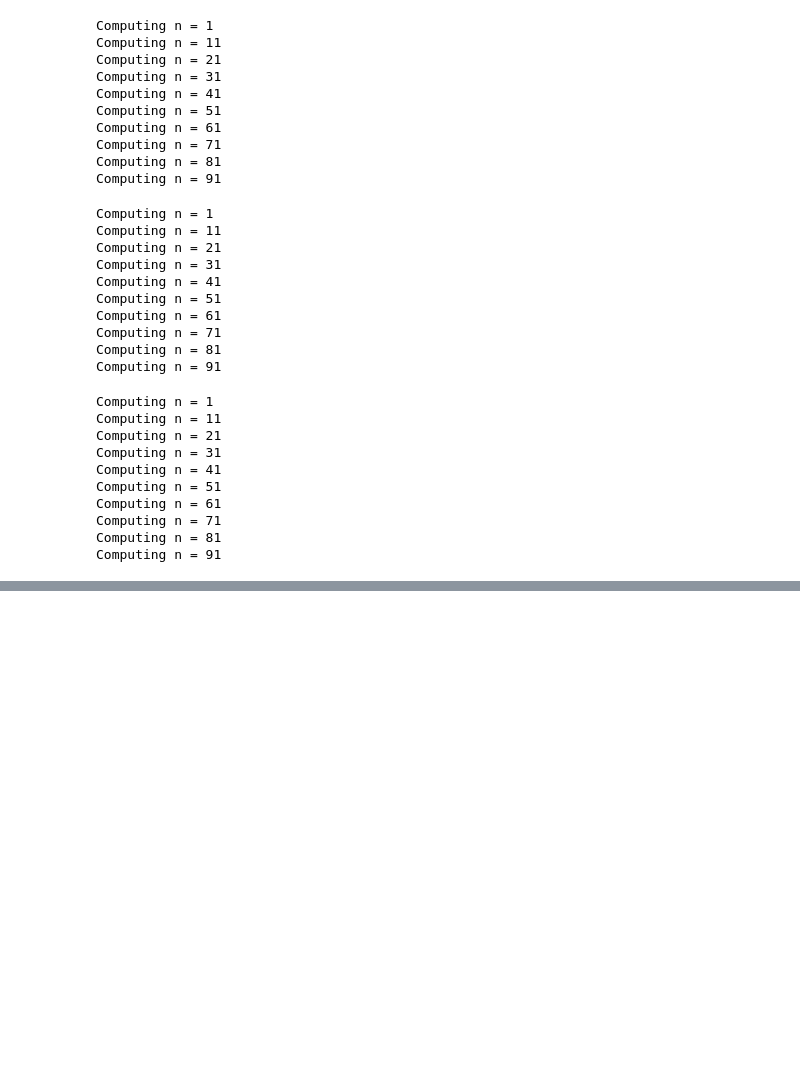
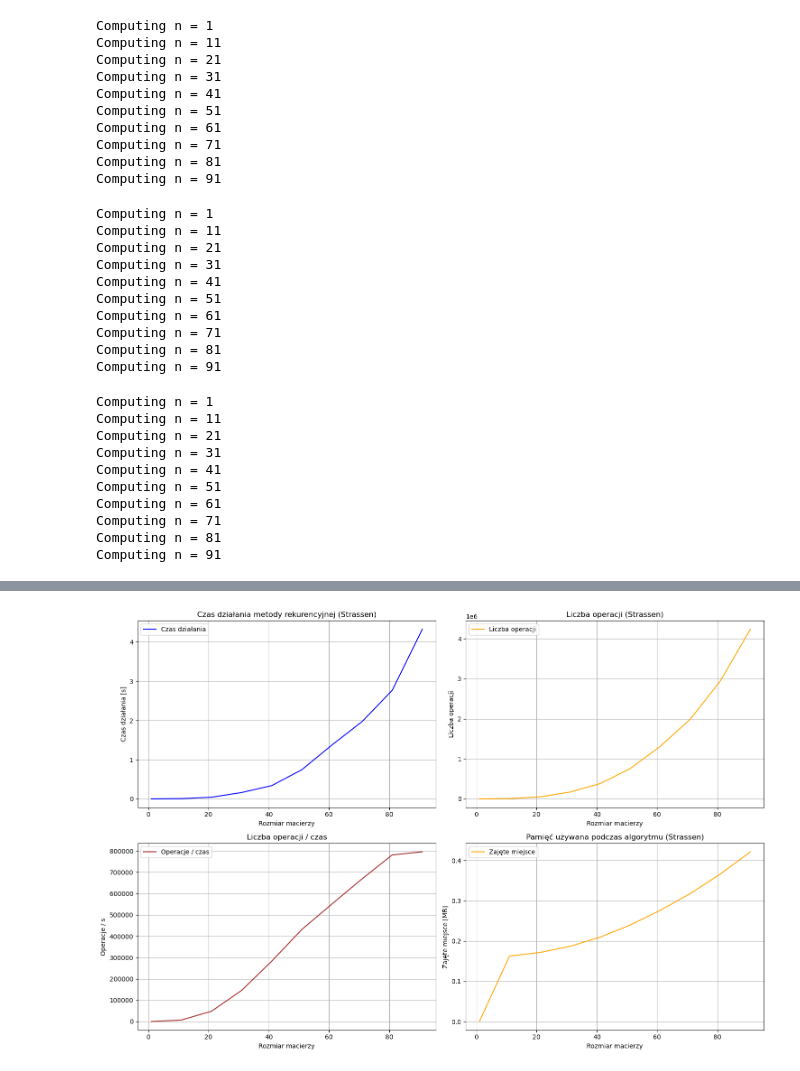
Before and after one commit to KubikZ/matrix-algorithms, a Jupyter notebook: lab2/1_presentation.ipynb, the cells around one changed output, grey strips where cells are left out. Drawn from its saved outputs; the diff is of its cells as text; code cells hidden in the pictures; blank space fills up the shorter version.

```diff
--- a/lab2/1_presentation.ipynb
+++ b/lab2/1_presentation.ipynb
@@ -139,0 +102,13 @@ plt.show()
+# %%
+for n in range(1, benchmark_size + 1, step):
+    print("Computing n =", n)
+
+    A = randomize_matrix(n)
+    A = np.array(A)
+
+    start_time = time.time()
+    C = recursive_inverse(A, binet)
+    end_time = time.time()
+
+    time_counters.append(end_time - start_time)
+    reset_counters()
@@ -139,0 +126,13 @@ plt.show()
+# %%
+for n in range(1, benchmark_size + 1, step):
+    common.reset_counters()
+    print("Computing n =", n)
+
+    A = randomize_matrix(n)
+    A = np.array(A)
+
+    C = recursive_inverse(A, binet)
+
+    add_counters.append(common.counter_add)
+    mul_counters.append(common.counter_mul)
+    sub_counters.append(common.counter_sub)
@@ -139,0 +150,16 @@ plt.show()
+# %%
+memory_counters = []
+
+for n in range(1, benchmark_size + 1, step):
+    print("Computing n =", n)
+
+    A = randomize_matrix(n)
+    A = np.array(A)
+
+    tracemalloc.start()
+    C = recursive_inverse(A, binet)
+
+    current, peak = tracemalloc.get_traced_memory()
+    tracemalloc.stop()
+
+    mem_counters.append(peak / 10**6)
@@ -139,0 +177,4 @@ plt.show()
+# %%
+plot_all_metrics(step, time_counters, add_counters, sub_counters, mul_counters, mem_counters, "Strassen")
+# %% [output]
+[figure, added]
```
Also changed, not shown: parts of 13 cells of this notebook, 2 other files.
